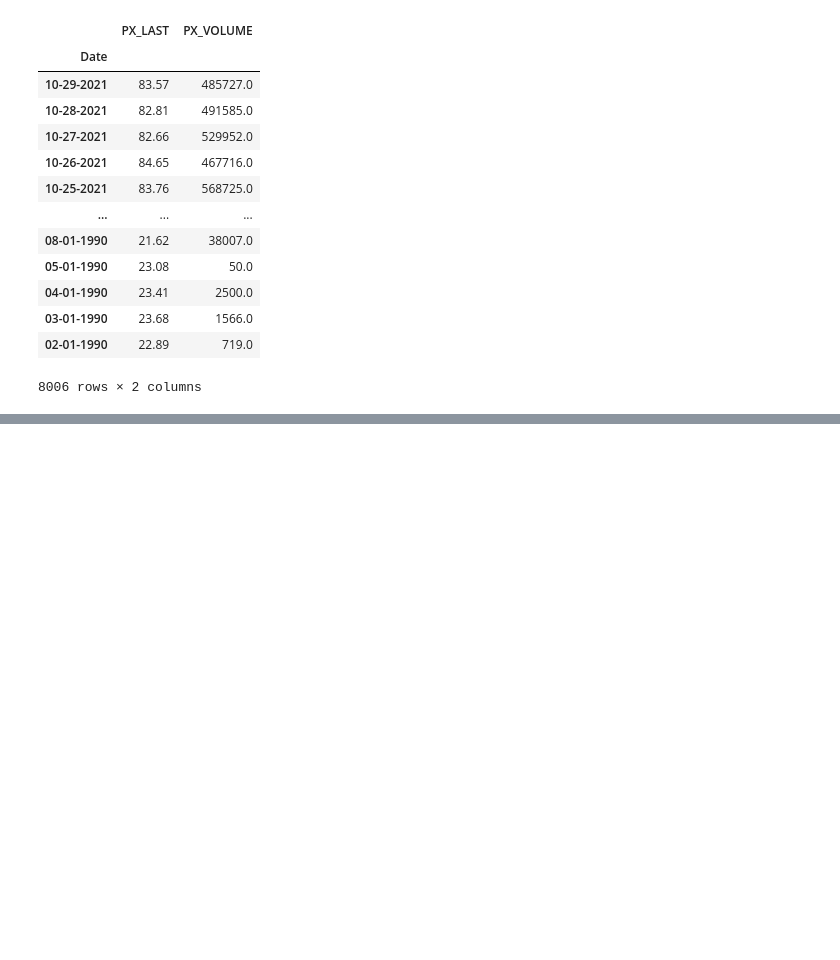
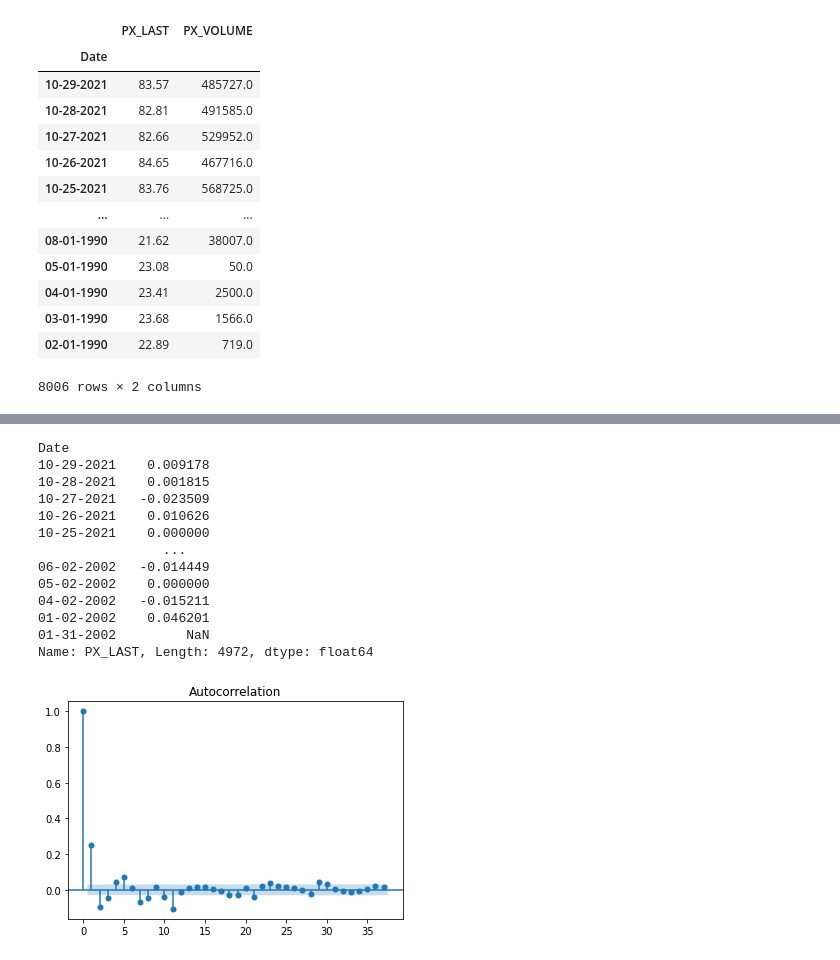
Before and after one commit to joeldsouza493/ORIE5741_Project, a Jupyter notebook: main.ipynb, the cells around one changed output, grey strips where cells are left out. Drawn from its saved outputs; the diff is of its cells as text; code cells hidden in the pictures; blank space fills up the shorter version.

```diff
--- a/main.ipynb
+++ b/main.ipynb
@@ -85,0 +103,22 @@ Text(0, 0.5, 'Price')
+# %%
+from statsmodels.graphics.tsaplots import plot_acf
+
+returns = df_t['PX_LAST'].pct_change(-1)
+print(returns)
+
+plot_acf(returns[:-1]);
+# %% [output]
+Date
+10-29-2021    0.009178
+10-28-2021    0.001815
+10-27-2021   -0.023509
+10-26-2021    0.010626
+10-25-2021    0.000000
+                ...
+06-02-2002   -0.014449
+05-02-2002    0.000000
+04-02-2002   -0.015211
+01-02-2002    0.046201
+01-31-2002         NaN
+Name: PX_LAST, Length: 4972, dtype: float64
+[figure, added]
```
Also changed, not shown: parts of 15 cells of this notebook, 9 other files.
